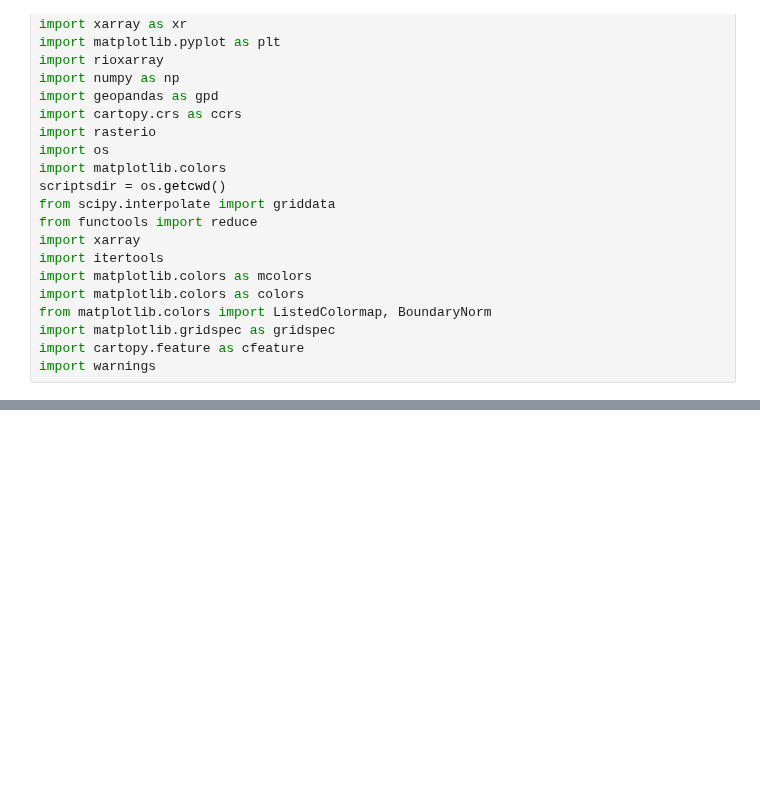
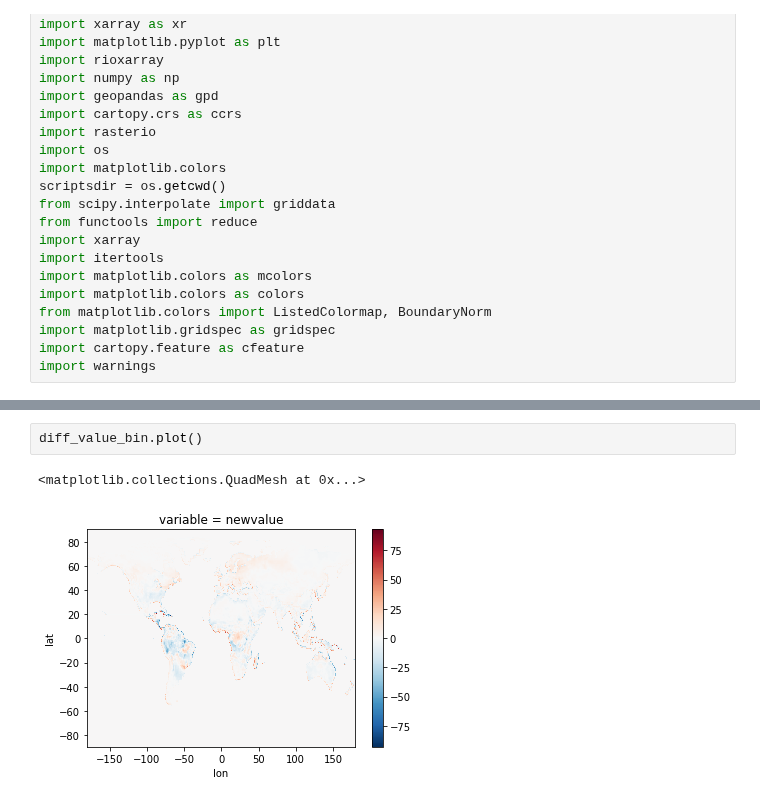
Before and after one commit to wyssacademy-unibe-ch/climate_Hari_etal_BioscenComb, a Jupyter notebook: functions/global_plots/Untitled.ipynb, the cells around one changed output, grey strips where cells are left out. Saved outputs shown, nothing was run; the diff lists cells and outputs as text; blank space fills up the shorter version.

```diff
--- a/functions/global_plots/Untitled.ipynb
+++ b/functions/global_plots/Untitled.ipynb
@@ -230,0 +325,5 @@ for future_time in future_times:
+# %%
+diff_value_bin.plot()
+# %% [output]
+<matplotlib.collections.QuadMesh at 0x...>
+[figure, added]
```
Also changed, not shown: parts of 16 cells of this notebook, 56 other files.
